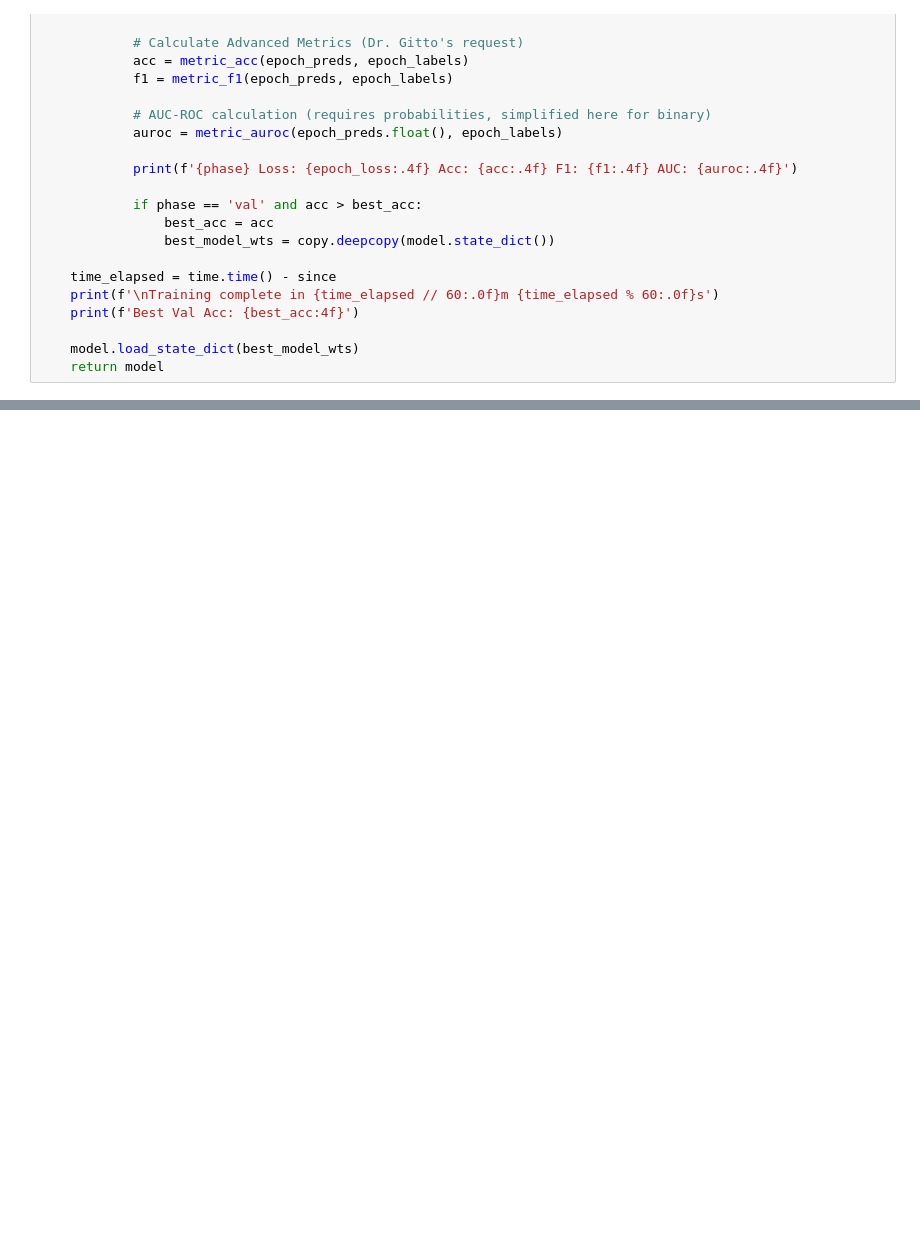
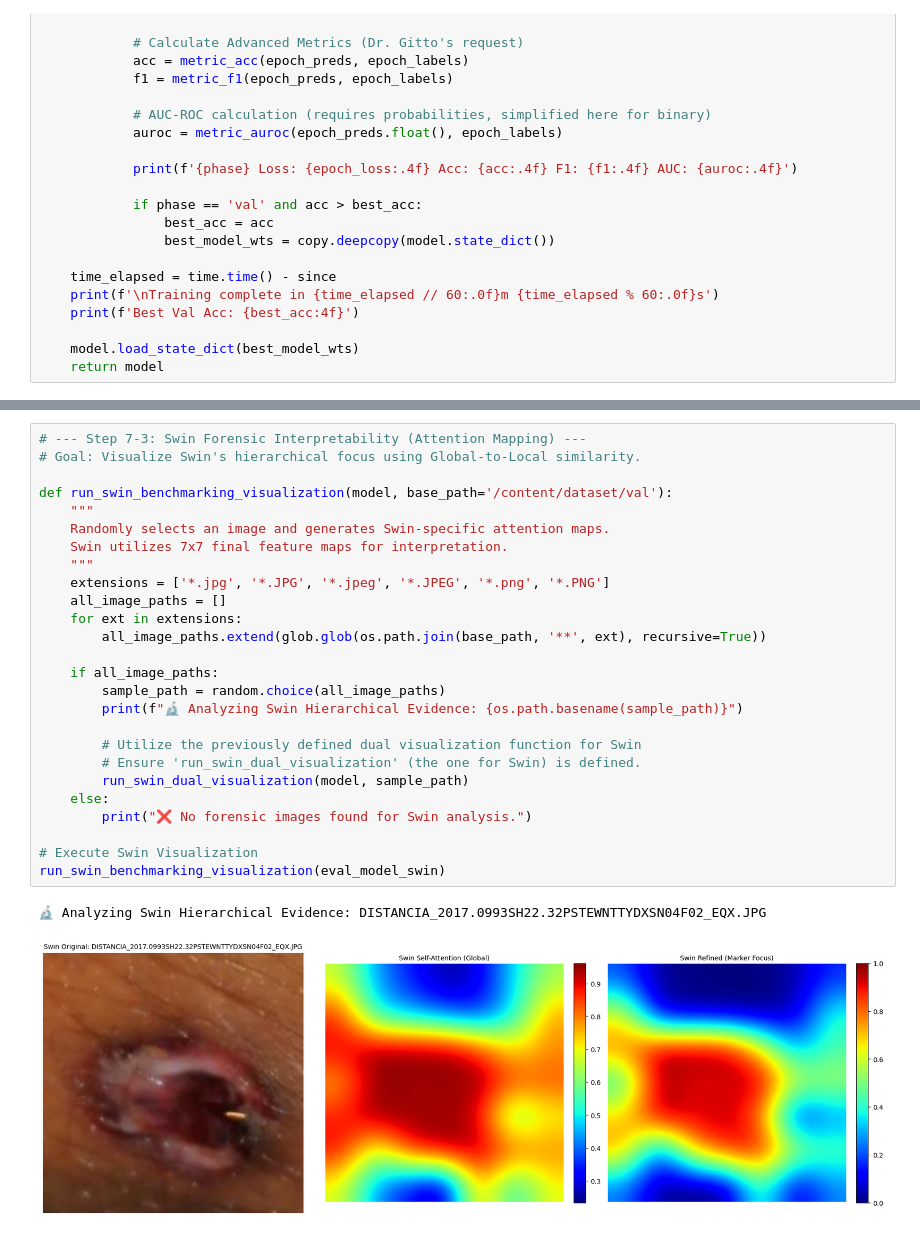
Before and after one commit to coweye1/Gunshot_Wound_Entrance_vs_Exit_ViT_Benchmark, a Jupyter notebook: Gunshot_Wound_Entrance_vs_Exit_ViT_Benchmark.ipynb, the cells around one changed output, grey strips where cells are left out. Drawn from its saved outputs; the diff is of its cells as text; blank space fills up the shorter version.

```diff
--- a/Gunshot_Wound_Entrance_vs_Exit_ViT_Benchmark.ipynb
+++ b/Gunshot_Wound_Entrance_vs_Exit_ViT_Benchmark.ipynb
@@ -524,0 +412,29 @@ test_swin_benchmarking_visualization()
+# %%
+# --- Step 7-3: Swin Forensic Interpretability (Attention Mapping) ---
+# Goal: Visualize Swin's hierarchical focus using Global-to-Local similarity.
+
+def run_swin_benchmarking_visualization(model, base_path='/content/dataset/val'):
+    """
+    Randomly selects an image and generates Swin-specific attention maps.
+    Swin utilizes 7x7 final feature maps for interpretation.
+    """
+    extensions = ['*.jpg', '*.JPG', '*.jpeg', '*.JPEG', '*.png', '*.PNG']
+    all_image_paths = []
+    for ext in extensions:
+        all_image_paths.extend(glob.glob(os.path.join(base_path, '**', ext), recursive=True))
+
+    if all_image_paths:
+        sample_path = random.choice(all_image_paths)
+        print(f"🔬 Analyzing Swin Hierarchical Evidence: {os.path.basename(sample_path)}")
+
+        # Utilize the previously defined dual visualization function for Swin
+        # Ensure 'run_swin_dual_visualization' (the one for Swin) is defined.
+        run_swin_dual_visualization(model, sample_path)
+    else:
+        print("❌ No forensic images found for Swin analysis.")
+
+# Execute Swin Visualization
+run_swin_benchmarking_visualization(eval_model_swin)
+# %% [output]
+🔬 Analyzing Swin Hierarchical Evidence: DISTANCIA_2017.0993SH22.32PSTEWNTTYDXSN04F02_EQX.JPG
+[figure, added]
```
Also changed, not shown: parts of 9 cells of this notebook.
